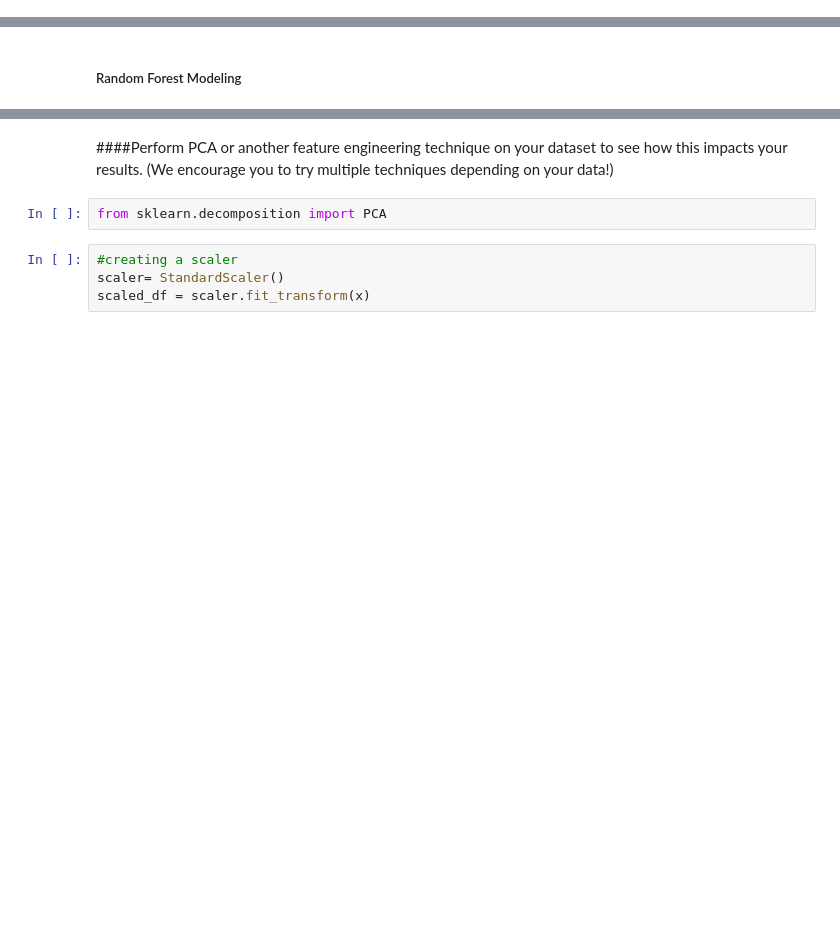
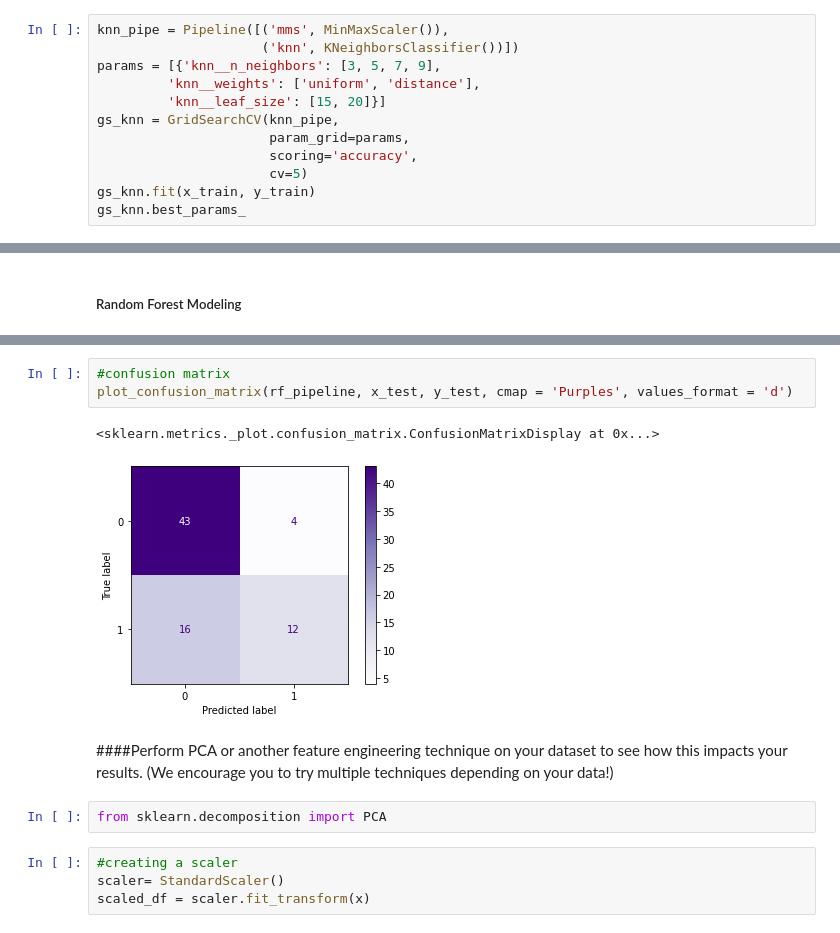
Before and after one commit to SarahJane86/Project2, a Jupyter notebook: Project_2_HeartFailure(Core).ipynb, the cells around one changed output, grey strips where cells are left out. Saved outputs shown, nothing was run; the diff lists cells and outputs as text; blank space fills up the shorter version.

```diff
--- a/Project_2_HeartFailure(Core).ipynb
+++ b/Project_2_HeartFailure(Core).ipynb
@@ -689,3 +582,15 @@ accurate_score = knn_pipeline.score(test_x_process, y_test)
 accurate_score
 # %% [output]
 0.6666666666666666
+# %%
+knn_pipe = Pipeline([('mms', MinMaxScaler()),
+                     ('knn', KNeighborsClassifier())])
+params = [{'knn__n_neighbors': [3, 5, 7, 9],
+         'knn__weights': ['uniform', 'distance'],
+         'knn__leaf_size': [15, 20]}]
+gs_knn = GridSearchCV(knn_pipe,
+                      param_grid=params,
+                      scoring='accuracy',
+                      cv=5)
+gs_knn.fit(x_train, y_train)
+gs_knn.best_params_
@@ -773,3 +722,9 @@ sort_scores.head()
+# %%
+#confusion matrix
+plot_confusion_matrix(rf_pipeline, x_test, y_test, cmap = 'Purples', values_format = 'd')
+# %% [output]
+<sklearn.metrics._plot.confusion_matrix.ConfusionMatrixDisplay at 0x...>
+[figure, added]
 # %% [markdown]
 ####Perform PCA or another feature engineering technique on your dataset to see how this impacts your results.  (We encourage you to try multiple techniques depending on your data!)
 # %%
```
Also changed, not shown: parts of 65 cells of this notebook.
